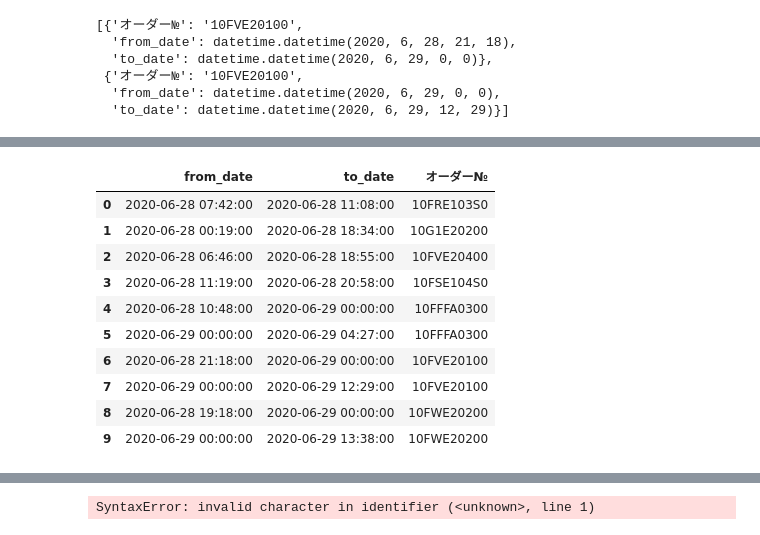
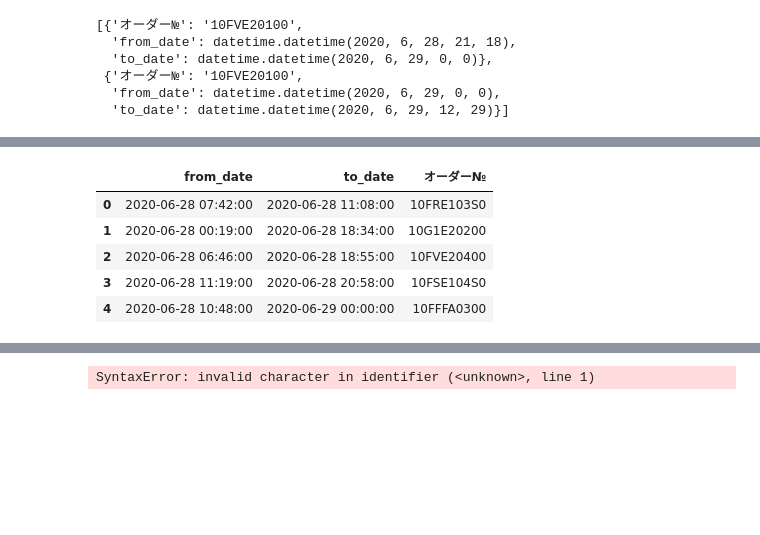
Before and after one commit to sekoatlightson/django_sqlalchemy, a Jupyter notebook: pandas_sampl/operating_rate.ipynb, the cells around one changed output, grey strips where cells are left out. Drawn from its saved outputs; the diff is of its cells as text; code cells hidden in the pictures; blank space fills up the shorter version.

```diff
--- a/pandas_sampl/operating_rate.ipynb
+++ b/pandas_sampl/operating_rate.ipynb
@@ -29,5 +59,8 @@ memory usage: 3.1+ KB
 # %%
 def get_startdate(row):
+    """
+    日時と日付を連結して、日付型に変換
+    """
     a = '0000' + str(row['測定投入時間'])
     mydate = row['測定投入日']
     mystr = str(mydate) + a[-4:]
@@ -42,5 +75,5 @@ def get_compdate(row):
 
 df['startdate'] = df.apply(get_startdate,axis=1)
 df['compdate'] = df.apply(get_compdate,axis=1)
-df.head(10)
+df.head()
 # %% [output]
@@ -63,9 +91,22 @@ import datetime
 #comp_date = datetime.datetime(2020,7,2,18,30)
 # %%
 def split_datetime(order_no,start_date,comp_date):
+    """
+    開始日時と終了日時を1日単位で分割する
+
+    paramters:
+        order_no : str orderno
+        start_date: datetime 開始時間
+        comp_date : datetime 終了時間
+    returns
+        lst : list 日毎に分割されたディクショナリ
+        [{'オーダー№': '10FVE20100','from_date': datetime.datetime(2020, 6, 28, 21, 18),'to_date': datetime.datetime(2020, 6, 29, 0, 0)},
+         {'オーダー№': '10FVE20100','from_date': datetime.datetime(2020, 6, 29, 0, 0),'to_date': datetime.datetime(2020, 6, 29, 12, 29)}]
+    """
     range_date = comp_date - start_date
     #print(range_date)
     lst = []
+    # 24時間以内でも日をまたぐことがあるので、＋２する
     for i in range(range_date.days + 2):
         from_date = start_date.replace(hour=0,minute=0) + datetime.timedelta(days=i)
         to_date = start_date.replace(hour=0,minute=0) + datetime.timedelta(days=i + 1)
@@ -73,6 +114,7 @@ def split_datetime(order_no,start_date,comp_date):
             from_date = start_date
         if comp_date < to_date:
             to_date = comp_date
+        # 開始時間が終了時間より前のときにリストに追加。
         if from_date < to_date:
             lst.append({'オーダー№':order_no,'from_date':from_date,'to_date':to_date})
         #print(from_date,to_date,to_date-from_date)
@@ -128,16 +155,11 @@ lst
 # %%
 df_split = pd.DataFrame(lst)
-df_split.head(10)
+df_split.head()
 # %% [output]
 |  | from_date | to_date | オーダー№ |
 | 0 | 2020-06-28 07:42:00 | 2020-06-28 11:08:00 | 10FRE103S0 |
 | 1 | 2020-06-28 00:19:00 | 2020-06-28 18:34:00 | 10G1E20200 |
 | 2 | 2020-06-28 06:46:00 | 2020-06-28 18:55:00 | 10FVE20400 |
 | 3 | 2020-06-28 11:19:00 | 2020-06-28 20:58:00 | 10FSE104S0 |
 | 4 | 2020-06-28 10:48:00 | 2020-06-29 00:00:00 | 10FFFA0300 |
-| 5 | 2020-06-29 00:00:00 | 2020-06-29 04:27:00 | 10FFFA0300 |
-| 6 | 2020-06-28 21:18:00 | 2020-06-29 00:00:00 | 10FVE20100 |
-| 7 | 2020-06-29 00:00:00 | 2020-06-29 12:29:00 | 10FVE20100 |
-| 8 | 2020-06-28 19:18:00 | 2020-06-29 00:00:00 | 10FWE20200 |
-| 9 | 2020-06-29 00:00:00 | 2020-06-29 13:38:00 | 10FWE20200 |
 # %%
```
Also changed, not shown: parts of 18 cells of this notebook.
